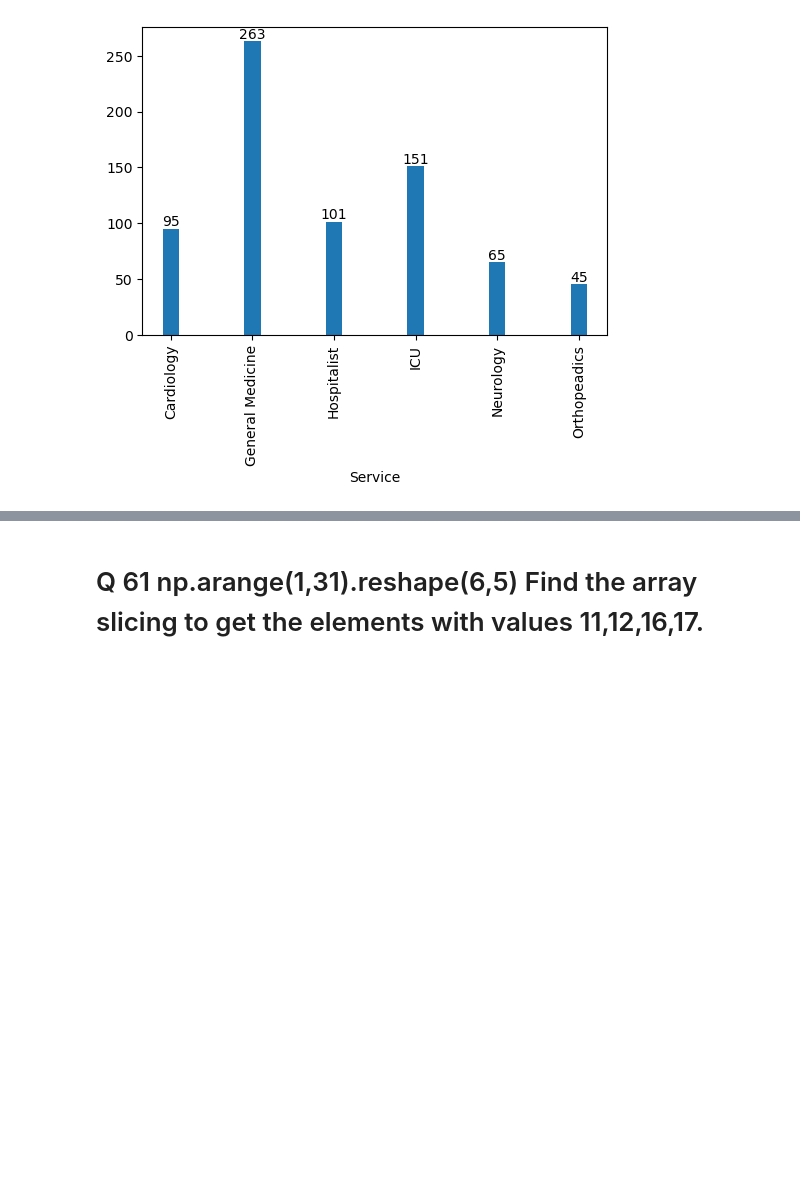
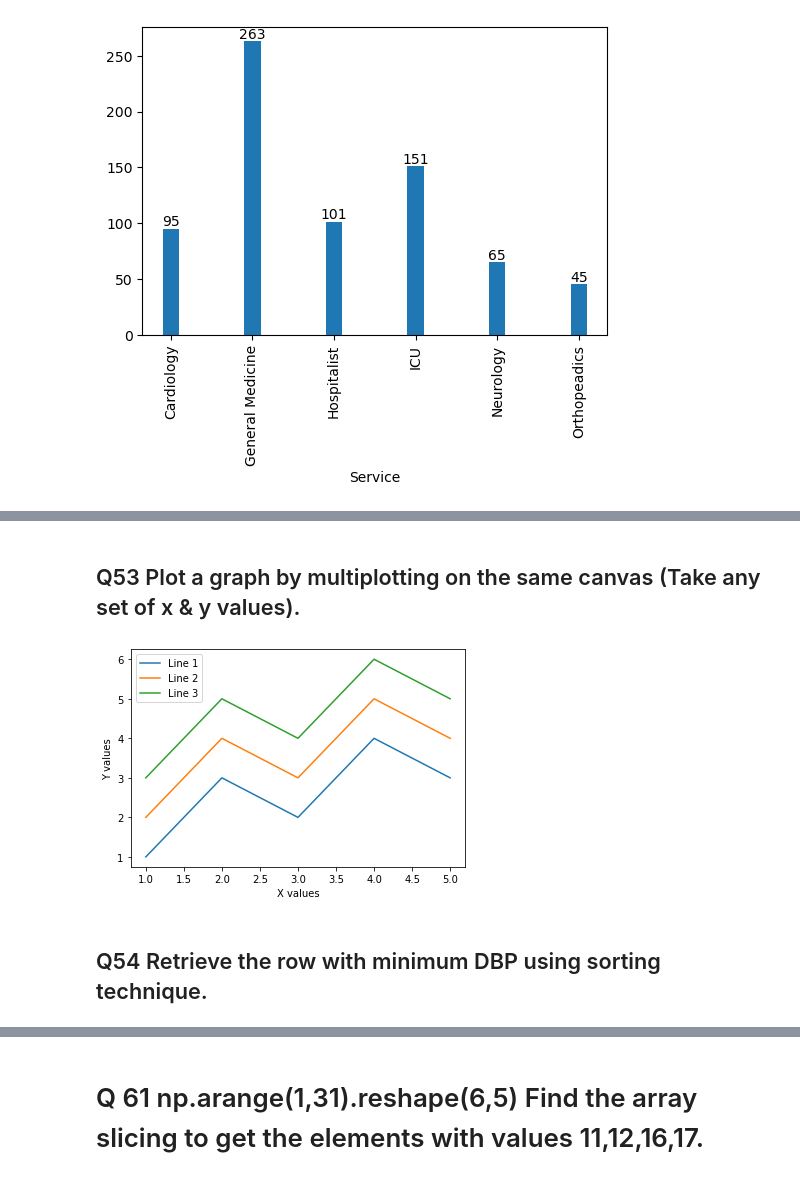
Before and after one commit to AbinayaGobinath/DataWranglers_PythonHackathon, a Jupyter notebook: DataWranglers_Finalquestions.ipynb, the cells around one changed output, grey strips where cells are left out. Drawn from its saved outputs; the diff is of its cells as text; code cells hidden in the pictures; blank space fills up the shorter version.

```diff
--- a/DataWranglers_Finalquestions.ipynb
+++ b/DataWranglers_Finalquestions.ipynb
@@ -46,0 +292,25 @@ plt.show()
+# %% [markdown]
+## Q53 Plot a graph by multiplotting on the same canvas  (Take any set of x & y values).
+# %%
+# Generate some data
+x = [1, 2, 3, 4, 5]
+y1 = [1, 3, 2, 4, 3]
+y2 = [2, 4, 3, 5, 4]
+y3 = [3, 5, 4, 6, 5]
+
+# Plot the lines on the same canvas
+plt.plot(x, y1, label='Line 1')
+plt.plot(x, y2, label='Line 2')
+plt.plot(x, y3, label='Line 3')
+
+# Set labels and legend
+plt.xlabel('X values')
+plt.ylabel('Y values')
+plt.legend()
+
+# Show the plot
+plt.show()
+# %% [output]
+[figure, added]
+# %% [markdown]
+## Q54 Retrieve the row with minimum DBP using sorting technique.
```
Also changed, not shown: parts of 41 cells of this notebook.
